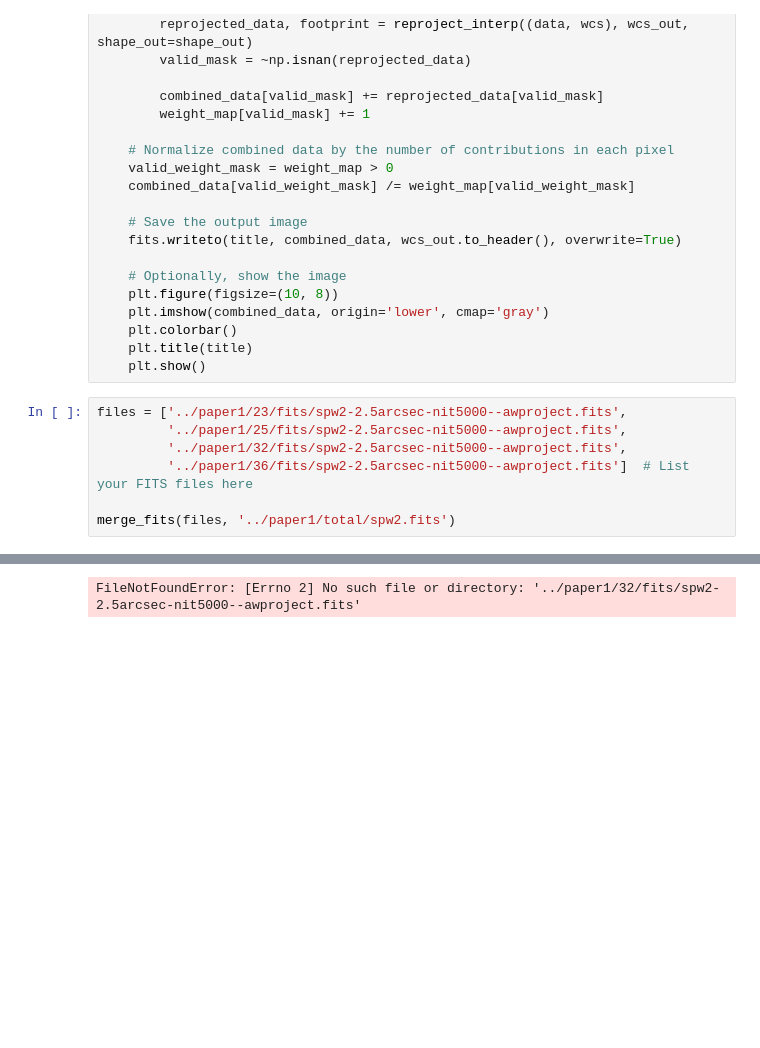
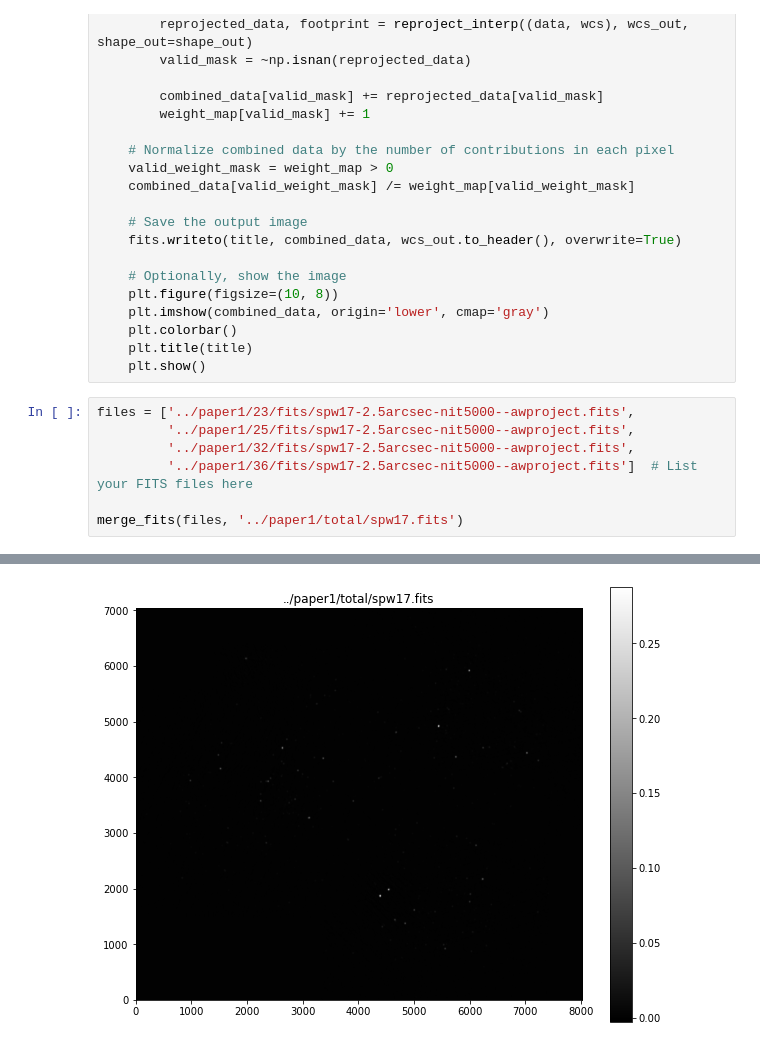
Before and after one commit to halehhajizadeh/VLA-Perseus, a Jupyter notebook: scripts/big picture.ipynb, the cells around one changed output, grey strips where cells are left out. Drawn from its saved outputs; the diff is of its cells as text; blank space fills up the shorter version.

```diff
--- a/scripts/big picture.ipynb
+++ b/scripts/big picture.ipynb
@@ -59,12 +59,12 @@ def merge_fits(files, title):
     plt.title(title)
     plt.show()
 # %%
-files = ['../paper1/23/fits/spw2-2.5arcsec-nit5000--awproject.fits',
-         '../paper1/25/fits/spw2-2.5arcsec-nit5000--awproject.fits',
-         '../paper1/32/fits/spw2-2.5arcsec-nit5000--awproject.fits',
-         '../paper1/36/fits/spw2-2.5arcsec-nit5000--awproject.fits']  # List your FITS files here
+files = ['../paper1/23/fits/spw17-2.5arcsec-nit5000--awproject.fits',
+         '../paper1/25/fits/spw17-2.5arcsec-nit5000--awproject.fits',
+         '../paper1/32/fits/spw17-2.5arcsec-nit5000--awproject.fits',
+         '../paper1/36/fits/spw17-2.5arcsec-nit5000--awproject.fits']  # List your FITS files here
 
-merge_fits(files, '../paper1/total/spw2.fits')
+merge_fits(files, '../paper1/total/spw17.fits')
 # %% [output]
 WARNING: FITSFixedWarning: 'datfix' made the change 'Set MJD-OBS to 58855.019068 from DATE-OBS'. [astropy.wcs.wcs]
 WARNING: FITSFixedWarning: 'obsfix' made the change 'Set OBSGEO-L to  -107.618000 from OBSGEO-[XYZ].
@@ -77 +85 @@ Set OBSGEO-H to     2115.607 from OBSGEO-[XYZ]'. [astropy.wcs.wcs]
-FileNotFoundError: [Errno 2] No such file or directory: '../paper1/32/fits/spw2-2.5arcsec-nit5000--awproject.fits'
+[figure, added]
```
Also changed, not shown: parts of 1 cell of this notebook, 2 other files.
